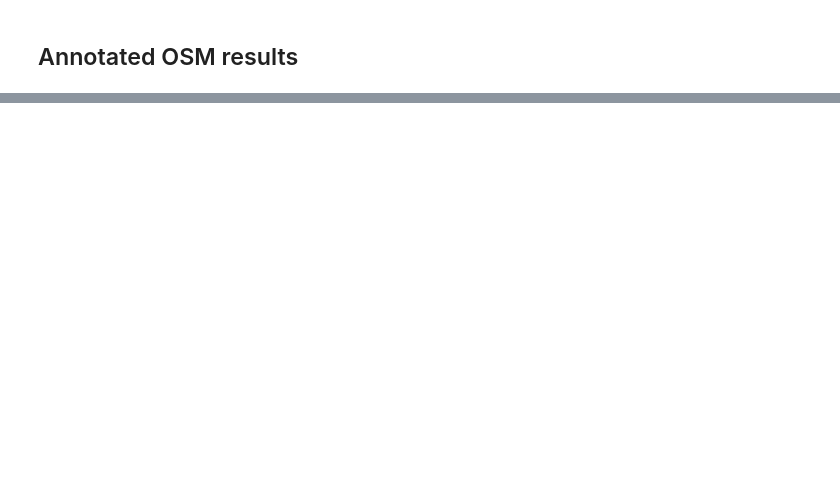
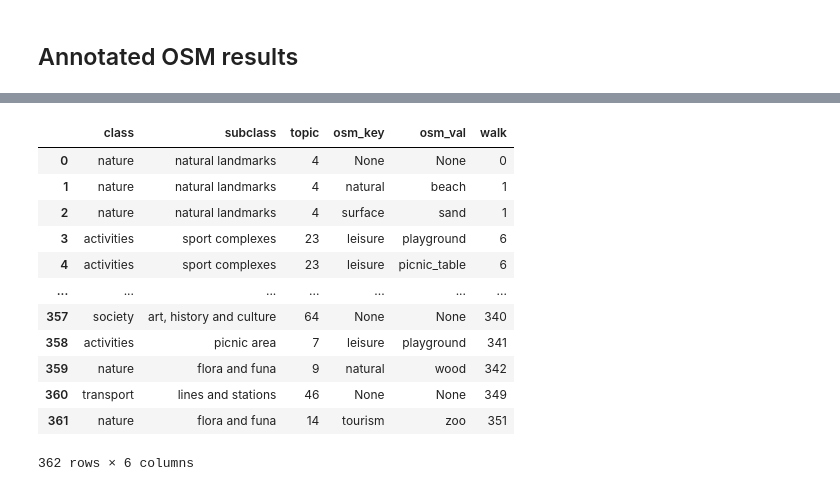
Before and after one commit to hamzeiehsan/leisure-walking-analysis, a Jupyter notebook: 2. annotation analysis.ipynb, the cells around one changed output, grey strips where cells are left out. Drawn from its saved outputs; the diff is of its cells as text; code cells hidden in the pictures; blank space fills up the shorter version.

Commit message:
add initial implementation of annotation analysis

```diff
--- a/2. annotation analysis.ipynb
+++ b/2. annotation analysis.ipynb
@@ -729,0 +745,42 @@ def get_info(otype, oid):
+# %%
+main_tags = ['natural', 'leisure', 'amenity', 'tourism', 'man_made', 'building', 'highway', 'bicycle', 'foot', 'surface', 'sport']
+# %%
+matches_thematic_attributes = []
+for key, vals in matched_lw_osm.items():
+    if key not in annotations.keys():
+        continue
+    for val in vals:
+        added = False
+        class_id = list(val['class'])[0]
+        subclass_id = list(val['subclsas'])[0]
+        topic_id = list(val['topic'])[0]
+
+        osm = val['osm']
+        osm_key = None
+        osm_val = None
+        if 'class' in osm.keys() and 'type' in osm.keys():
+            osm_key = osm['class']
+            osm_val = osm['type']
+            matches_thematic_attributes.append(
+                {'class': class_id, 'subclass': subclass_id, 'topic': topic_id,
+                 'osm_key': osm_key, 'osm_val': osm_val,
+                        'walk': key}
+                 )
+            added = True
+        elif 'tags' in osm.keys():
+            for tag, val in osm['tags'].items():
+                if tag in main_tags:
+                    osm_key = tag
+                    osm_val = val
+                    matches_thematic_attributes.append(
+                        {'class': class_id, 'subclass': subclass_id, 'topic': topic_id,
+                         'osm_key': osm_key, 'osm_val': osm_val,
+                        'walk': key}
+                         )
+                    added = True
+        if not added:
+                matches_thematic_attributes.append(
+                    {'class': class_id, 'subclass': subclass_id, 'topic': topic_id,
+                     'osm_key': osm_key, 'osm_val': osm_val,
+                        'walk': key}
+                     )
@@ -729,0 +807,17 @@ def get_info(otype, oid):
+# %%
+matched_attribute_df = pd.DataFrame(matches_thematic_attributes)
+matched_attribute_df
+# %% [output]
+|  | class | subclass | topic | osm_key | osm_val | walk |
+| 0 | nature | natural landmarks | 4 | None | None | 0 |
+| 1 | nature | natural landmarks | 4 | natural | beach | 1 |
+| 2 | nature | natural landmarks | 4 | surface | sand | 1 |
+| 3 | activities | sport complexes | 23 | leisure | playground | 6 |
+| 4 | activities | sport complexes | 23 | leisure | picnic_table | 6 |
+| ... | ... | ... | ... | ... | ... | ... |
+| 357 | society | art, history and culture | 64 | None | None | 340 |
+| 358 | activities | picnic area | 7 | leisure | playground | 341 |
+| 359 | nature | flora and funa | 9 | natural | wood | 342 |
+| 360 | transport | lines and stations | 46 | None | None | 349 |
+| 361 | nature | flora and funa | 14 | tourism | zoo | 351 |
+362 rows × 6 columns
```
Also changed, not shown: parts of 46 cells of this notebook, 3 other files.
